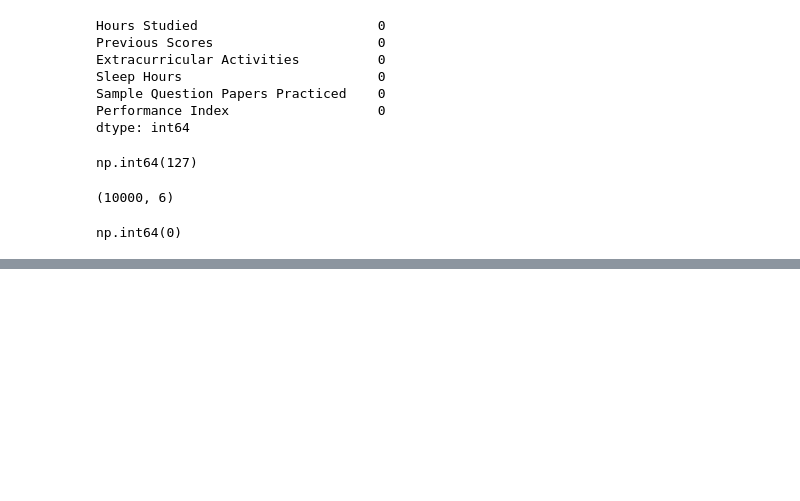
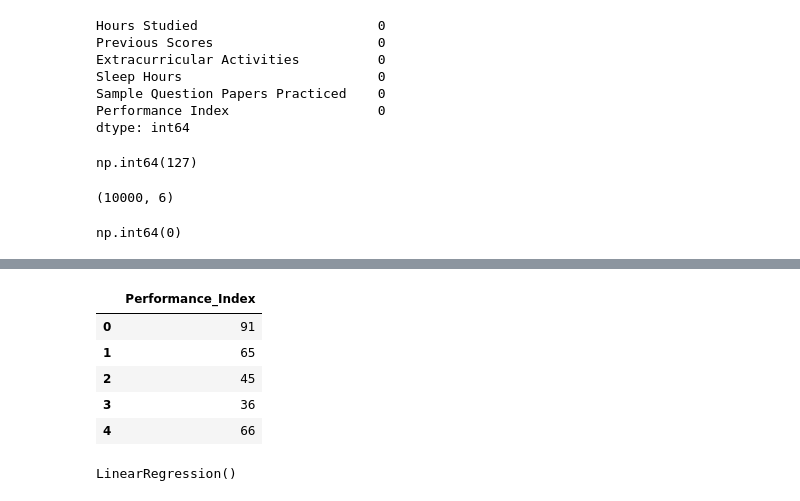
Before and after one commit to malik-tanveer/SMIT-Assigment, a Jupyter notebook: Student_Performance-Dataset-Model/Student_Performance-Model.ipynb, the cells around one changed output, grey strips where cells are left out. Cells and saved outputs as stored; diff of their text form; code cells hidden in the pictures; blank space fills up the shorter version.

Commit message:
Complete a Assigment and make a Student_performancne Model and Real_state model and predict thi value

```diff
--- a/Student_Performance-Dataset-Model/Student_Performance-Model.ipynb
+++ b/Student_Performance-Dataset-Model/Student_Performance-Model.ipynb
@@ -70,0 +112,9 @@ np.int64(0)
+# %%
+y.head()
+# %% [output]
+|  | Performance_Index |
+| 0 | 91 |
+| 1 | 65 |
+| 2 | 45 |
+| 3 | 36 |
+| 4 | 66 |
@@ -70,0 +134,4 @@ np.int64(0)
+# %%
+student_model.fit(X_train, y_train)
+# %% [output]
+LinearRegression()
```
Also changed, not shown: parts of 18 cells of this notebook, 2 other files.
